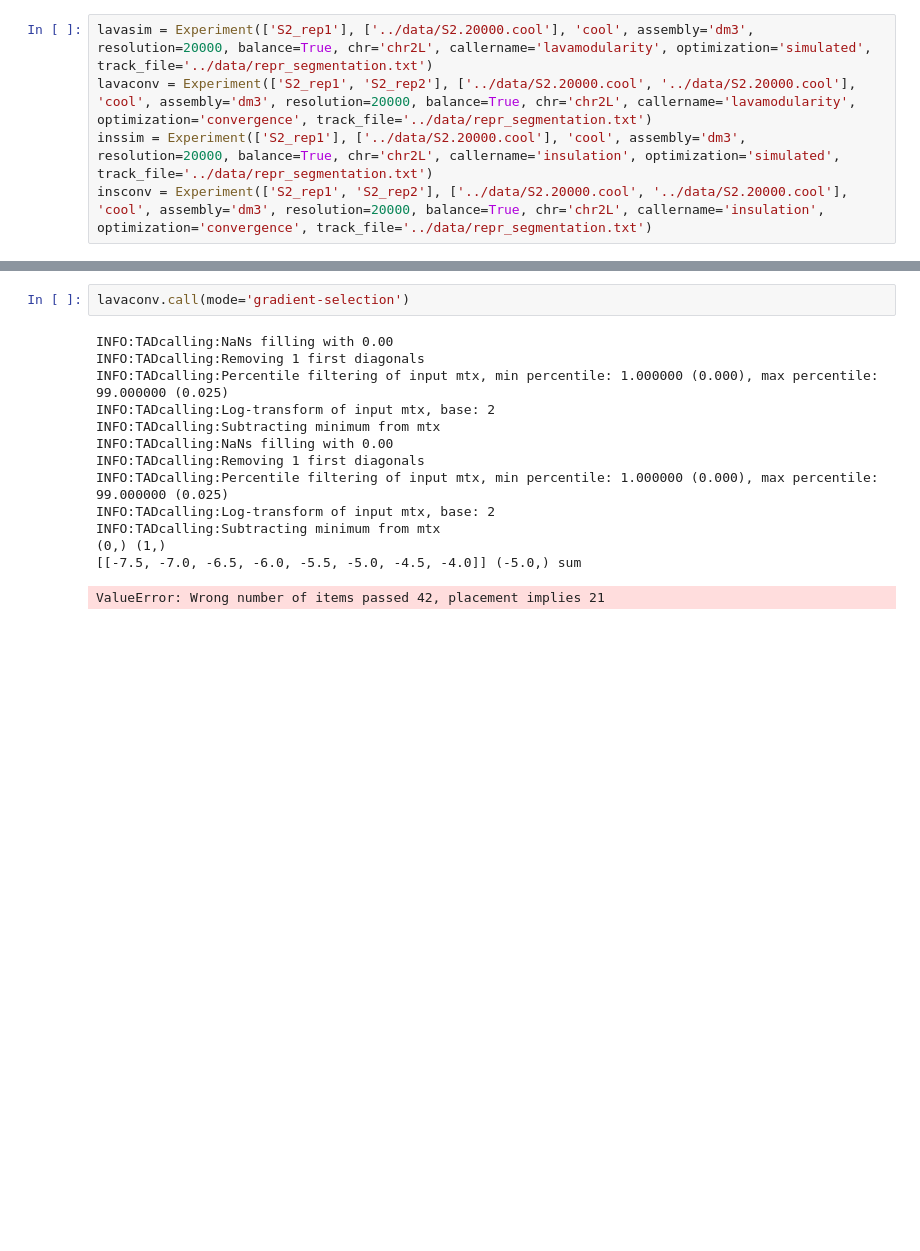
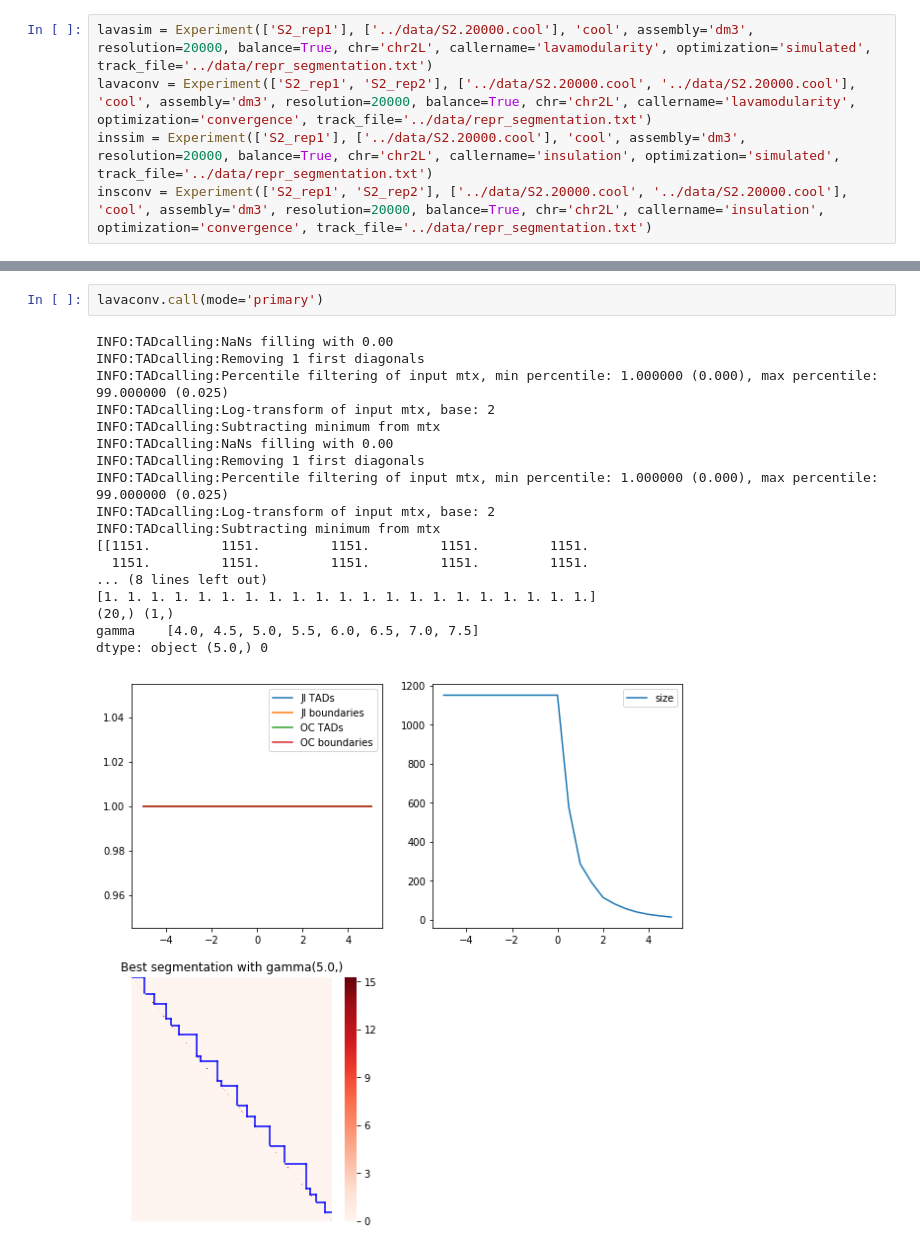
Before and after one commit to dmitrymyl/TADselect, a Jupyter notebook: examples/test.ipynb, the cells around one changed output, grey strips where cells are left out. Drawn from its saved outputs; the diff is of its cells as text; blank space fills up the shorter version.

```diff
--- a/examples/test.ipynb
+++ b/examples/test.ipynb
@@ -1006,17 +1013,22 @@ AttributeError: 'list' object has no attribute 'shape'
 # %%
-lavaconv.call(mode='gradient-selection')
+lavaconv.call(mode='primary')
 # %% [output]
 INFO:TADcalling:NaNs filling with 0.00
 INFO:TADcalling:Removing 1 first diagonals
 INFO:TADcalling:Percentile filtering of input mtx, min percentile: 1.000000 (0.000), max percentile: 99.000000 (0.025)
 INFO:TADcalling:Log-transform of input mtx, base: 2
 INFO:TADcalling:Subtracting minimum from mtx
 INFO:TADcalling:NaNs filling with 0.00
 INFO:TADcalling:Removing 1 first diagonals
 INFO:TADcalling:Percentile filtering of input mtx, min percentile: 1.000000 (0.000), max percentile: 99.000000 (0.025)
 INFO:TADcalling:Log-transform of input mtx, base: 2
 INFO:TADcalling:Subtracting minimum from mtx
-(0,) (1,)
-[[-7.5, -7.0, -6.5, -6.0, -5.5, -5.0, -4.5, -4.0]] (-5.0,) sum
+[[1151.         1151.         1151.         1151.         1151.
+  1151.         1151.         1151.         1151.         1151.
+... (8 lines left out)
+[1. 1. 1. 1. 1. 1. 1. 1. 1. 1. 1. 1. 1. 1. 1. 1. 1. 1. 1. 1. 1.]
+(20,) (1,)
+gamma    [4.0, 4.5, 5.0, 5.5, 6.0, 6.5, 7.0, 7.5]
+dtype: object (5.0,) 0
-ValueError: Wrong number of items passed 42, placement implies 21
+[figure, added]
 # %%
```
Also changed, not shown: parts of 4 cells of this notebook.
